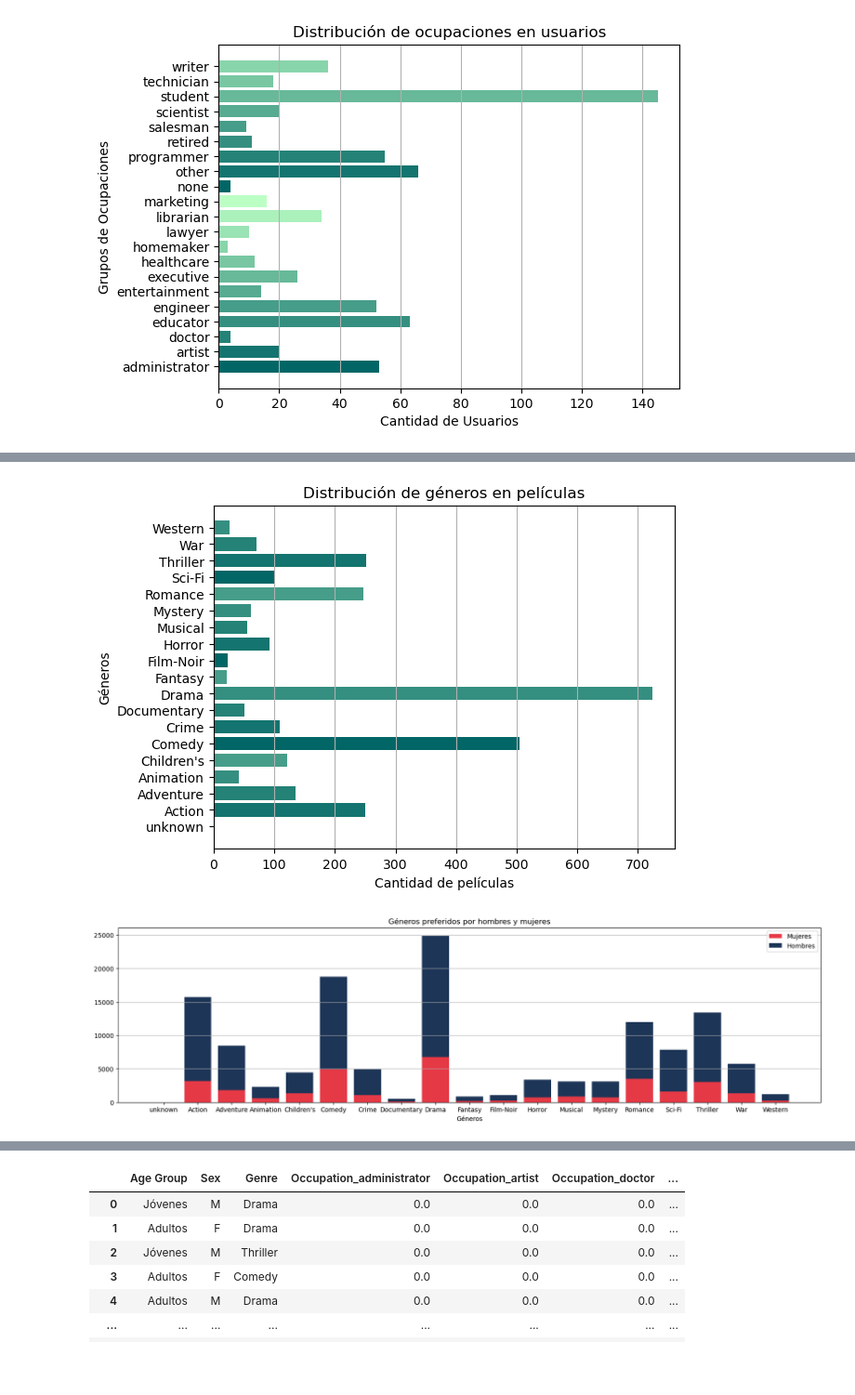
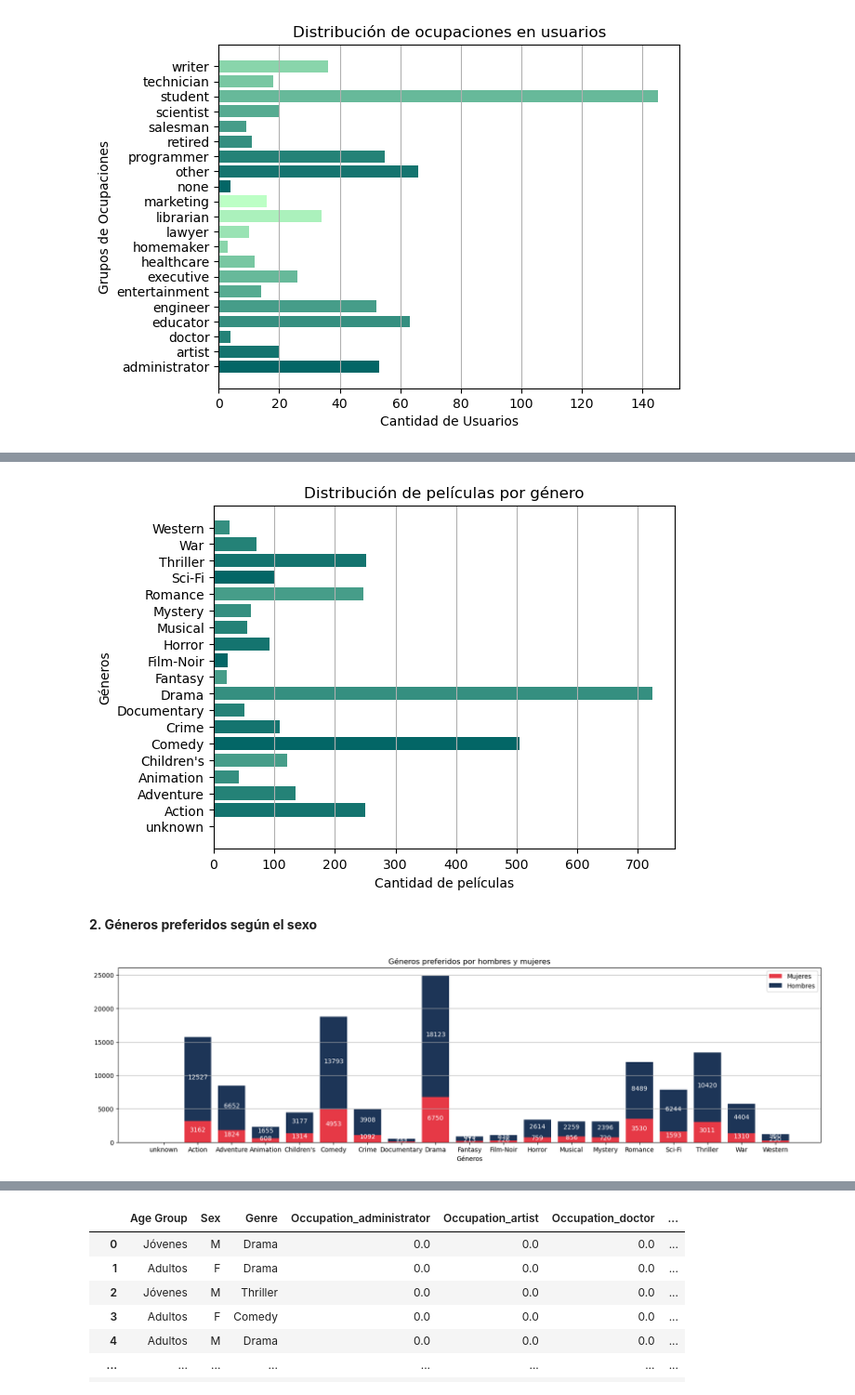
Before and after one commit to MonicaCabanas23/artificial-intelligence-course, a Jupyter notebook: Tareas/second-project/Second_Project.ipynb, the cells around one changed output, grey strips where cells are left out. Shown at 93% size. Cells and saved outputs as stored; diff of their text form; code cells hidden in the pictures; blank space fills up the shorter version.

```diff
--- a/Tareas/second-project/Second_Project.ipynb
+++ b/Tareas/second-project/Second_Project.ipynb
@@ -306,13 +313,15 @@ genres['items'] = genres_items
 
 # Gráfico de barras para géneros y películas
 plt.barh(genres['Name'], genres['items'], color=['#036666', '#14746F', '#248277', '#358F80', '#469D89'])
-plt.title('Distribución de géneros en películas')
+plt.title('Distribución de películas por género')
 plt.xlabel('Cantidad de películas')
 plt.ylabel('Géneros')
 plt.grid(axis='x')
 plt.show()
 # %% [output]
-[figure, old version]
+[figure, new version]
+# %% [markdown]
+<b>2. Géneros preferidos según el sexo</b>
 # %%
 # Distribución de sexo en géneros
 result = items.merge(ratings, left_on='Id', right_on='Item ID', how='inner').merge(users, left_on='User ID', right_on='Id', how='inner')
@@ -331,13 +340,24 @@ for i in range(19):
 # %%
 # Gráfico de barras para géneros y sexos
 fig = plt.figure(figsize=(20, 5))
+ancho_barras = np.arange(len(genres['Name']))
+
 plt.bar(genres['Name'], genre_w, color='#e63946')
 plt.bar(genres['Name'], genre_m, bottom=genre_w, color='#1d3557')
 plt.legend(['Mujeres', 'Hombres'])
 plt.title('Géneros preferidos por hombres y mujeres')
 plt.xlabel('Géneros')
 plt.grid(axis='y')
 
+# Añadir etiquetas de valor en las barras
+for i in range(len(genres['Name'])):
+    # Etiqueta en la mitad de la barra de Mujeres
+    plt.text(ancho_barras[i], genre_w[i] / 2, str(genre_w[i]), ha='center', color='white')
+
+    # Etiqueta en la mitad de la barra de Hombres (encima de Mujeres)
+    plt.text(ancho_barras[i], genre_w[i] + genre_m[i] / 2, str(genre_m[i]), ha='center', color='white')
+
+
 plt.show()
 # %% [output]
-[figure, old version]
+[figure, new version]
```
Also changed, not shown: parts of 38 cells of this notebook.
